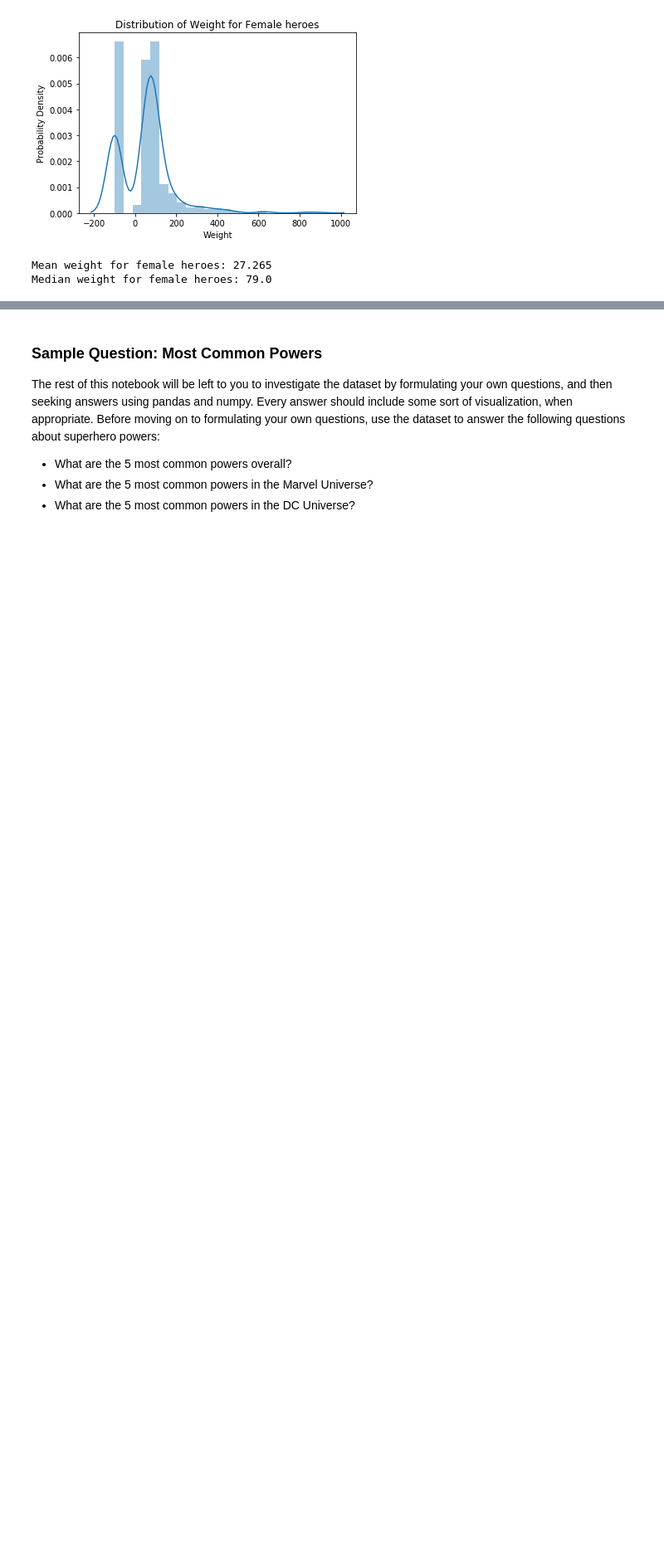
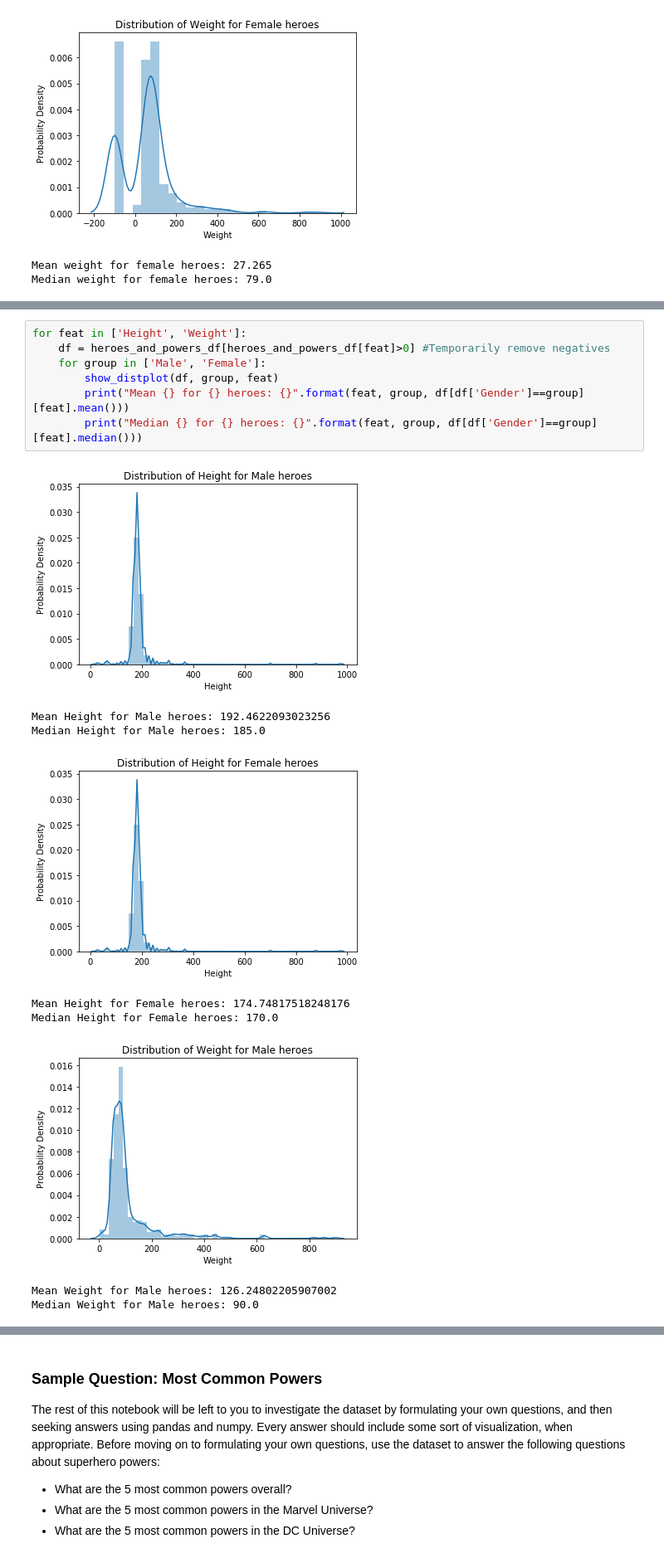
Before and after one commit to learn-co-curriculum/dsc-pandas-data-cleaning-lab, a Jupyter notebook: index.ipynb, the cells around one changed output, grey strips where cells are left out. Shown: that part at 83% size. Saved outputs shown, nothing was run; the diff lists cells and outputs as text; blank space fills up the shorter version.

```diff
--- a/index.ipynb
+++ b/index.ipynb
@@ -290,0 +304,17 @@ Answer should notice that every single distribution is bimodal, and each contain
+# %%
+for feat in ['Height', 'Weight']:
+    df = heroes_and_powers_df[heroes_and_powers_df[feat]>0] #Temporarily remove negatives
+    for group in ['Male', 'Female']:
+        show_distplot(df, group, feat)
+        print("Mean {} for {} heroes: {}".format(feat, group, df[df['Gender']==group][feat].mean()))
+        print("Median {} for {} heroes: {}".format(feat, group, df[df['Gender']==group][feat].median()))
+# %% [output]
+[figure, added]
+Mean Height for Male heroes: 192.4622093023256
+Median Height for Male heroes: 185.0
+[figure, added]
+Mean Height for Female heroes: 174.74817518248176
+Median Height for Female heroes: 170.0
+[figure, added]
+Mean Weight for Male heroes: 126.24802205907002
+Median Weight for Male heroes: 90.0
```
Also changed, not shown: parts of 6 cells of this notebook, 12 other files.
